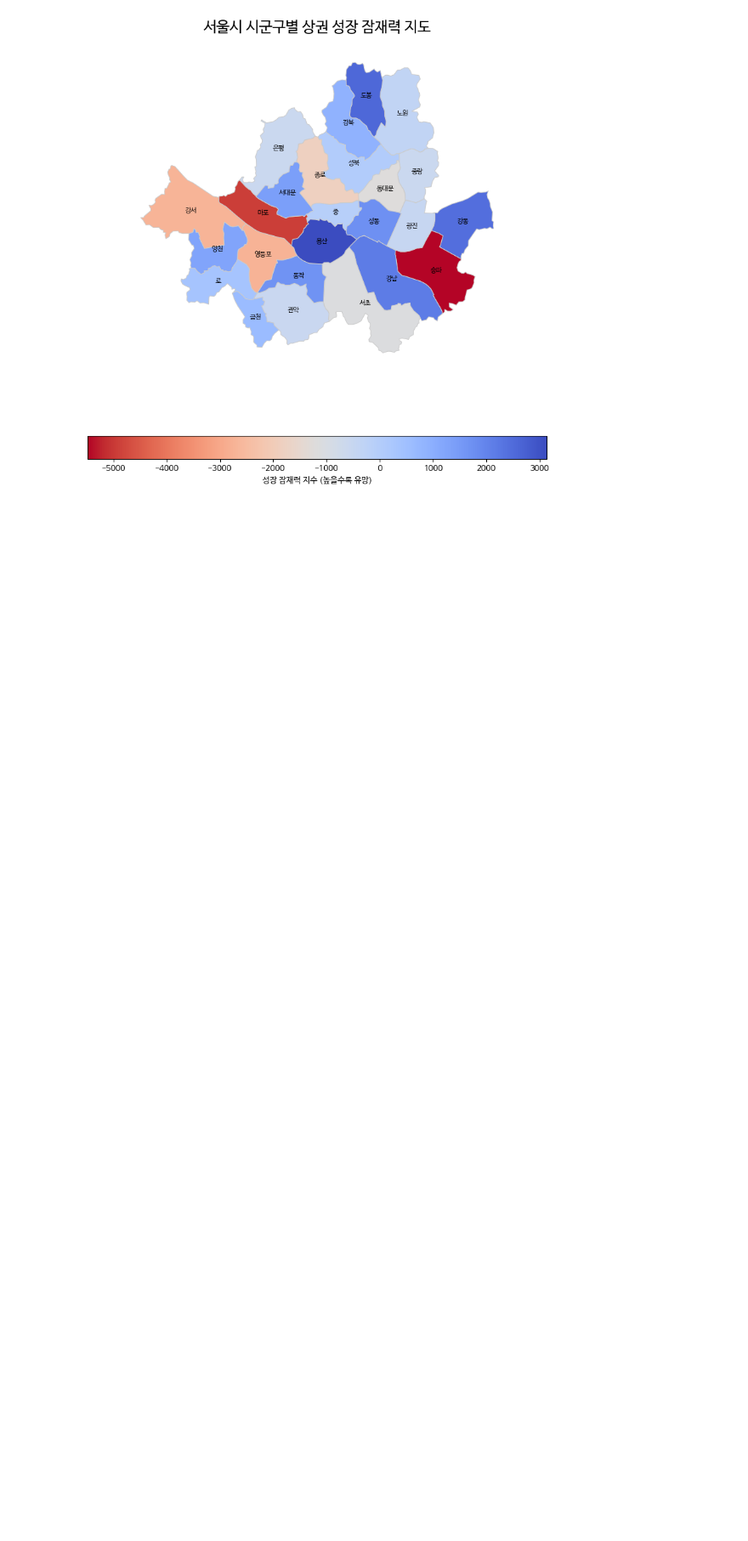
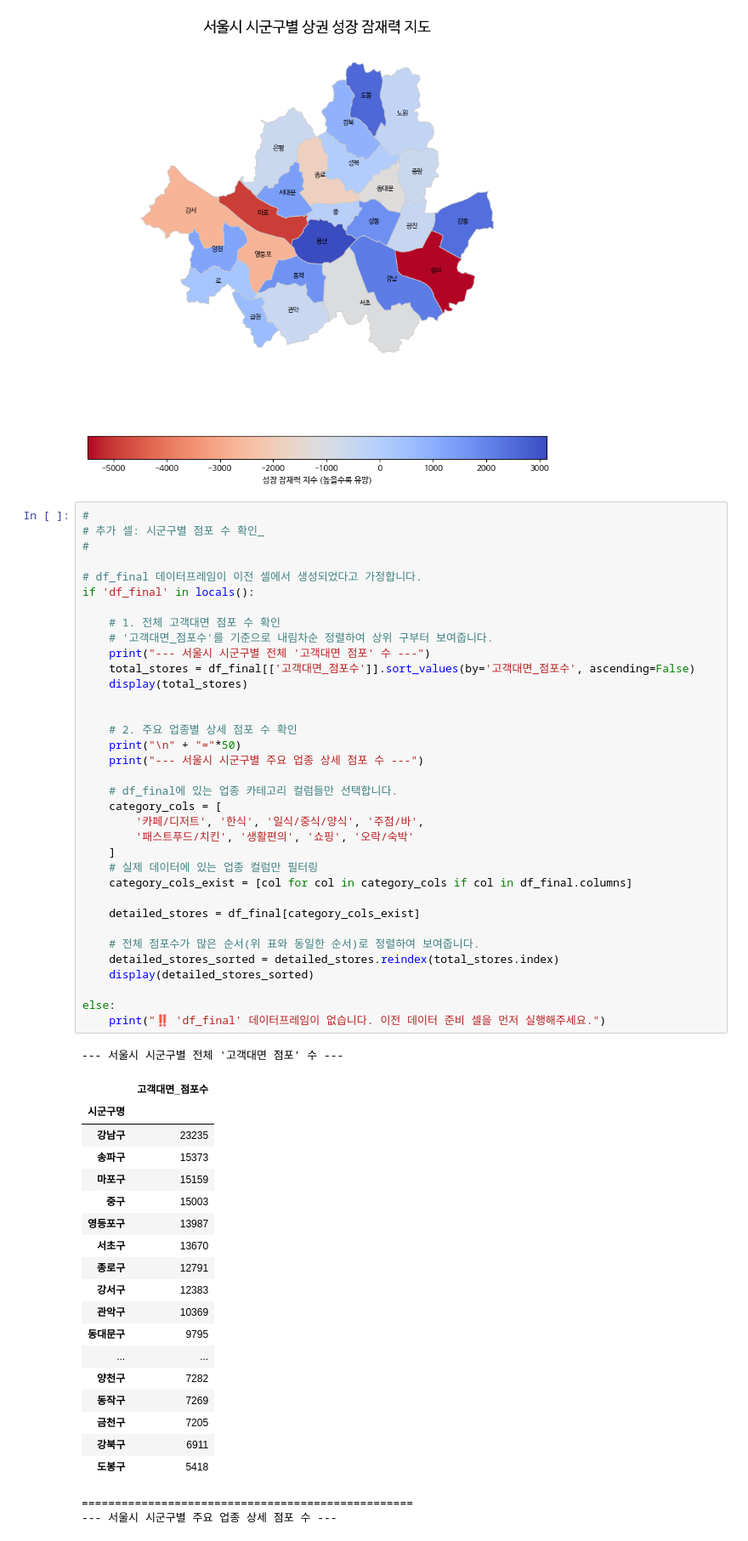
Before and after one commit to Sjoneon/Bigdata2, a Jupyter notebook: LastRealBigData.ipynb, the cells around one changed output. Shown at 85% size. Drawn from its saved outputs; the diff is of its cells as text; blank space fills up the shorter version.

```diff
--- a/LastRealBigData.ipynb
+++ b/LastRealBigData.ipynb
@@ -381,3 +381,60 @@ else:
     print("‼️ 이전 셀에서 모델이 실행되지 않아 '적정_점포수'가 계산되지 않았습니다. 이전 셀들을 먼저 실행해주세요.")
 # %% [output]
 [figure]
+# %%
+#
+# 추가 셀: 시군구별 점포 수 확인_
+#
+
+# df_final 데이터프레임이 이전 셀에서 생성되었다고 가정합니다.
+if 'df_final' in locals():
+
+    # 1. 전체 고객대면 점포 수 확인
+    # '고객대면_점포수'를 기준으로 내림차순 정렬하여 상위 구부터 보여줍니다.
+    print("--- 서울시 시군구별 전체 '고객대면 점포' 수 ---")
+    total_stores = df_final[['고객대면_점포수']].sort_values(by='고객대면_점포수', ascending=False)
+    display(total_stores)
+
+
+    # 2. 주요 업종별 상세 점포 수 확인
+    print("\n" + "="*50)
+    print("--- 서울시 시군구별 주요 업종 상세 점포 수 ---")
+
+    # df_final에 있는 업종 카테고리 컬럼들만 선택합니다.
+    category_cols = [
+        '카페/디저트', '한식', '일식/중식/양식', '주점/바',
+        '패스트푸드/치킨', '생활편의', '쇼핑', '오락/숙박'
+    ]
+    # 실제 데이터에 있는 업종 컬럼만 필터링
+    category_cols_exist = [col for col in category_cols if col in df_final.columns]
+
+    detailed_stores = df_final[category_cols_exist]
+
+    # 전체 점포수가 많은 순서(위 표와 동일한 순서)로 정렬하여 보여줍니다.
+    detailed_stores_sorted = detailed_stores.reindex(total_stores.index)
+    display(detailed_stores_sorted)
+
+else:
+    print("‼️ 'df_final' 데이터프레임이 없습니다. 이전 데이터 준비 셀을 먼저 실행해주세요.")
+# %% [output]
+--- 서울시 시군구별 전체 '고객대면 점포' 수 ---
+|  | 고객대면_점포수 |
+| 시군구명 |  |
+| 강남구 | 23235 |
+| 송파구 | 15373 |
+| 마포구 | 15159 |
+| 중구 | 15003 |
+| 영등포구 | 13987 |
+| 서초구 | 13670 |
+| 종로구 | 12791 |
+| 강서구 | 12383 |
+| 관악구 | 10369 |
+| 동대문구 | 9795 |
+| ... | ... |
+| 양천구 | 7282 |
+| 동작구 | 7269 |
+| 금천구 | 7205 |
+| 강북구 | 6911 |
+| 도봉구 | 5418 |
+==================================================
+--- 서울시 시군구별 주요 업종 상세 점포 수 ---
```
Also changed, not shown: parts of 2 cells of this notebook.
